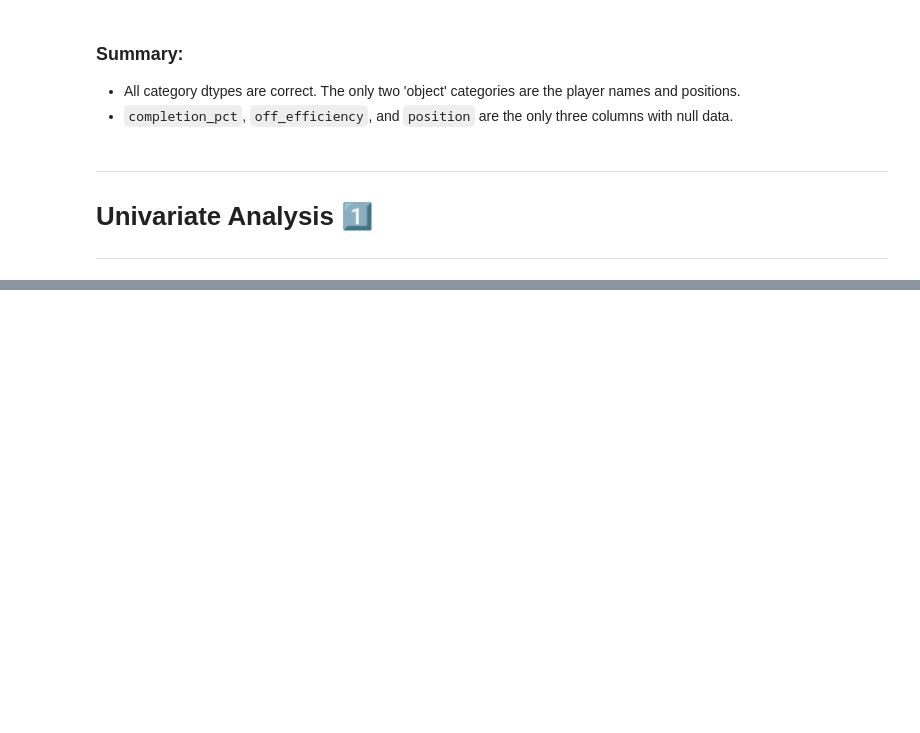
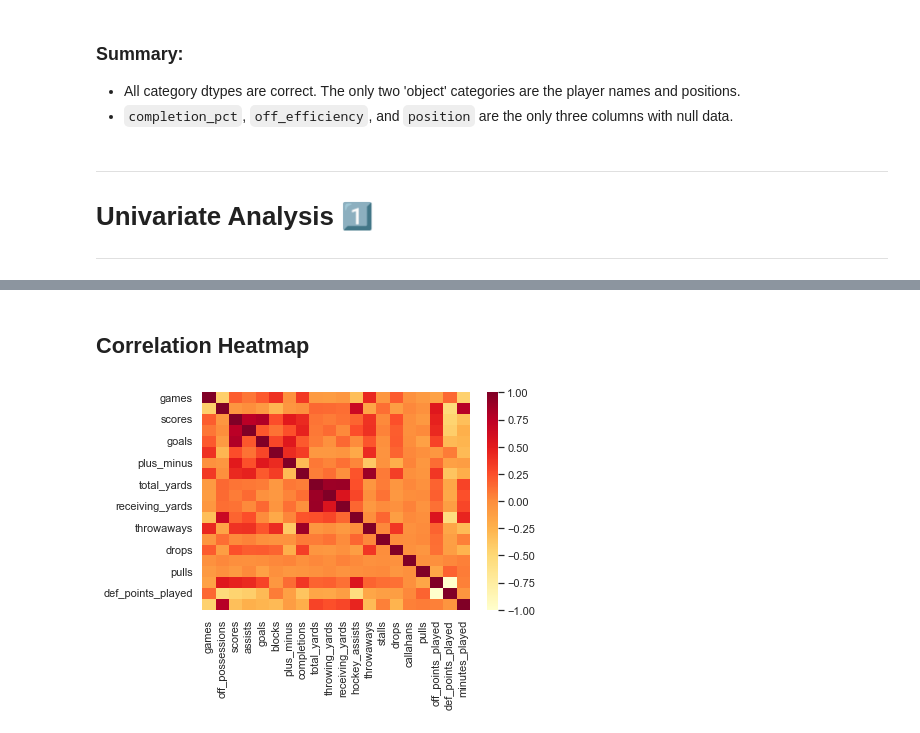
Before and after one commit to g-lorenzo/audl_ds, a Jupyter notebook: P2 - Player Categorization.ipynb, the cells around one changed output, grey strips where cells are left out. Saved outputs shown, nothing was run; the diff lists cells and outputs as text; code cells hidden in the pictures; blank space fills up the shorter version.

```diff
--- a/P2 - Player Categorization.ipynb
+++ b/P2 - Player Categorization.ipynb
@@ -102,0 +173,16 @@ for col, ax in zip(df.columns.drop('player'), ax.ravel()):
+# %% [markdown]
+## Correlation Heatmap
+# %%
+# Change name of norm_df to df and add position
+full_df = df
+df = norm_df
+df['position'] = full_df['position']
+
+# Add 'unknown' to position
+df['position'] = df['position'].fillna('unknown')
+# %%
+# Correlation Matrix
+corr_df = df.drop(labels='points_played', axis=1).corr()
+sns.heatmap(corr_df, cmap='YlOrRd');
+# %% [output]
+[figure, added]
```
Also changed, not shown: parts of 28 cells of this notebook.
